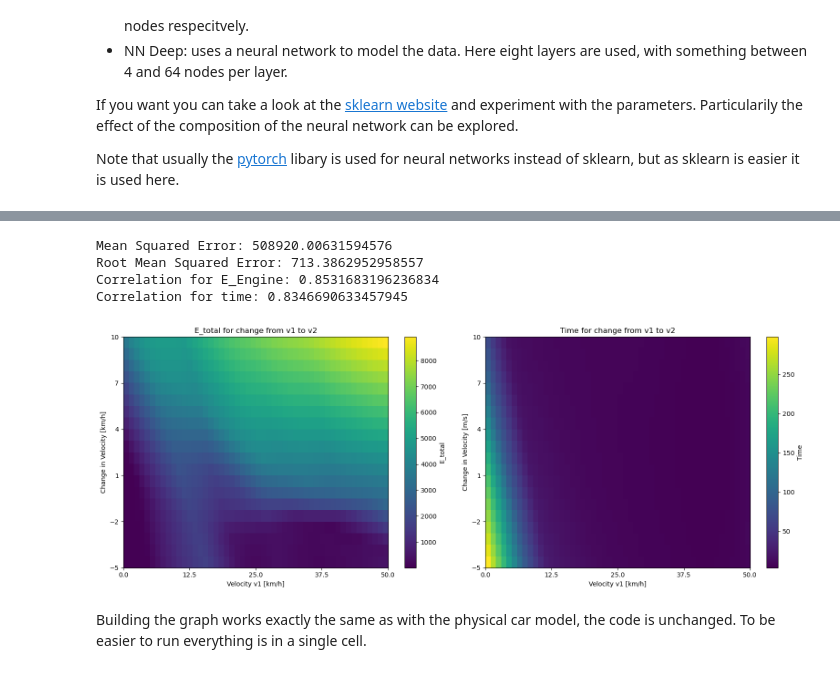
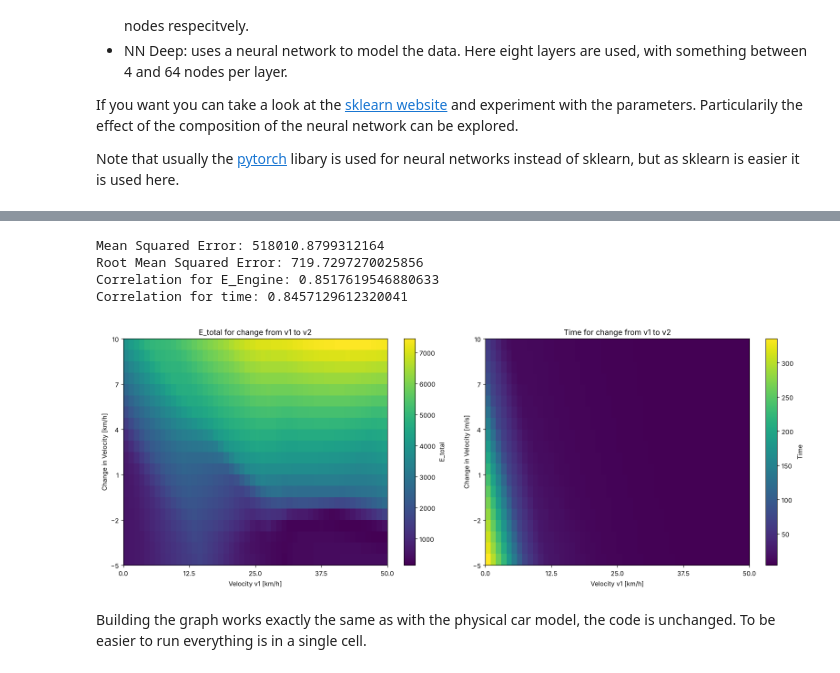
Before and after one commit to LuAmma/Graph-speed-optimisation, a Jupyter notebook: AI_SpeedProfileOptimisation.ipynb, the cells around one changed output, grey strips where cells are left out. Drawn from its saved outputs; the diff is of its cells as text; code cells hidden in the pictures.

```diff
--- a/AI_SpeedProfileOptimisation.ipynb
+++ b/AI_SpeedProfileOptimisation.ipynb
@@ -367,22 +369,22 @@ Additionally things that do not look smooth should be given a closer look. Is th
 # %%
 # Use physical formulas to simulate the behaviour of the car
 # model = PhysicalCarModel()
 
 
 # Use a machinelearing model to predict the behaviour of the car
 # Uncomment to try out different ones
 # model = AICarModel(pipeline_linear)
 # model = AICarModel(pipeline_lasso)
-model = AICarModel(pipeline_nn_wide)
-# model = AICarModel(pipeline_nn_deep)
+# model = AICarModel(pipeline_nn_wide)
+model = AICarModel(pipeline_nn_deep)
 
 model.plot()
 # %% [output]
-Mean Squared Error: 508920.00631594576
-Root Mean Squared Error: 713.3862952958557
-Correlation for E_Engine: 0.8531683196236834
-Correlation for time: 0.8346690633457945
+Mean Squared Error: 518010.8799312164
+Root Mean Squared Error: 719.7297270025856
+Correlation for E_Engine: 0.8517619546880633
+Correlation for time: 0.8457129612320041
-[figure, old version]
+[figure, new version]
 # %% [markdown]
 Building the graph works exactly the same as with the physical car model, the code is unchanged. To be easier to run everything is in a single cell.
 # %%
```
Also changed, not shown: parts of 5 cells of this notebook, 1 other file.
